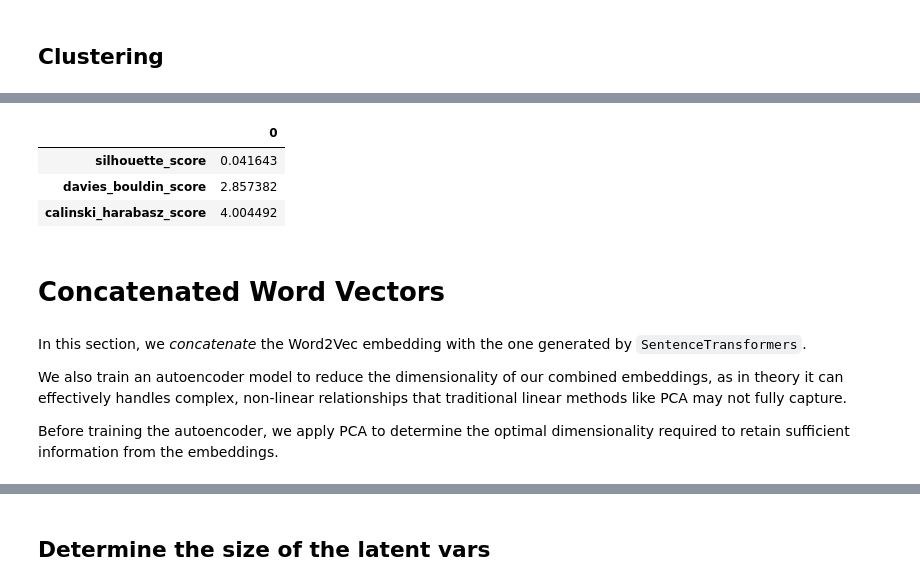
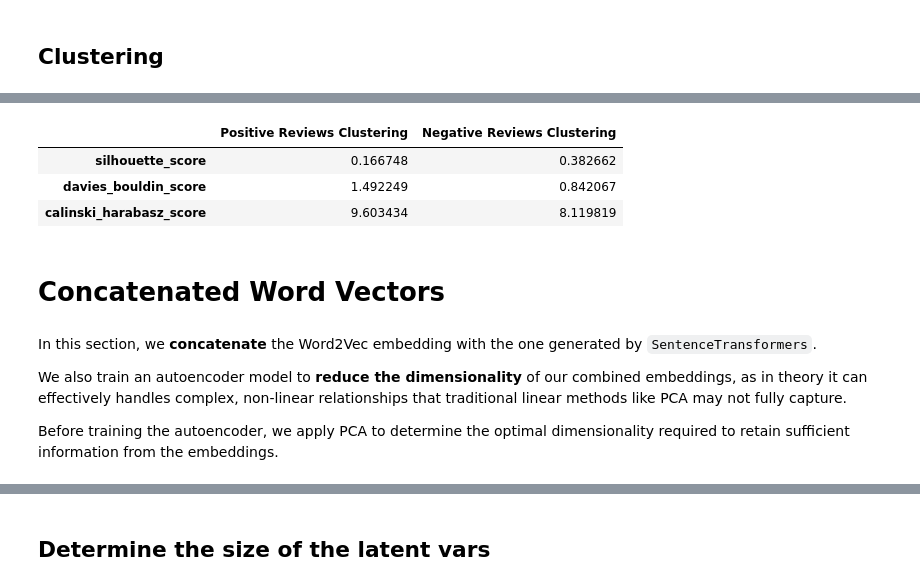
Before and after one commit to fandayp/exploratory, a Jupyter notebook: user-review-topic-clustering.ipynb, the cells around one changed output, grey strips where cells are left out. Saved outputs shown, nothing was run; the diff lists cells and outputs as text; code cells hidden in the pictures.

```diff
--- a/user-review-topic-clustering.ipynb
+++ b/user-review-topic-clustering.ipynb
@@ -364,17 +454,31 @@ class HDBSCANClustering(BaseEstimator, TransformerMixin):
 # %%
+selected_data = select_dataset(processed_dataset, business_id, model_sentiment)
+
 # Get the word vector from the trained Word2Vec model
-selected_data = select_dataset(processed_dataset,
-                               selected_id,
-                               model_sentiment,
-                               sentiment="positive")
 selected_data["w2v"] = w2v_encoder.transform(selected_data["tokens"])
 
-# Clustering
-clust = HDBSCANClustering(apply_pca=True)
+# Initialize evaluation results
+evaluation = []
 
-X = np.vstack(selected_data["w2v"].values)
-selected_data["w2v_label"] = clust.fit_transform(X)
+# Initialize subplots
+fig = make_subplots(rows=1, cols=2,
+                    subplot_titles=["Positive Reviews", "Negative Reviews"])
 
-# Visualization
-visualize_cluster(selected_data, "w2v", "w2v_label")
+for i, sentiment in enumerate(["positive", "negative"], start=1):
+
+    # Clustering
+    clust = HDBSCANClustering(apply_pca=True)
+    X = selected_data[selected_data["sentiment"] == sentiment].copy()
+    X_ = np.vstack(X["w2v"].values)
+    X["w2v_label"] = clust.fit_transform(X_)
+
+    # Evaluation
+    evaluation.append(evaluate_cluster(X_, X["w2v_label"], sentiment))
+
+    # Visualization
+    visualize_cluster(fig, X, "w2v", "w2v_label",
+                      col=i, sentiment=sentiment)
+
+fig.update_layout(title="Customer Review Clusters - Positive and Negative")
+fig.show()
 # %% [output]
@@ -433,15 +486,16 @@ Explained variance: 1.000
-# %%
-evaluate_cluster(X, selected_data["llm_label"])
-# %% [output]
-|  | 0 |
-| silhouette_score | 0.041643 |
-| davies_bouldin_score | 2.857382 |
-| calinski_harabasz_score | 4.004492 |
+# %%
+# Evaluation
+pd.concat(evaluation, axis=1)
+# %% [output]
+|  | Positive Reviews Clustering | Negative Reviews Clustering |
+| silhouette_score | 0.166748 | 0.382662 |
+| davies_bouldin_score | 1.492249 | 0.842067 |
+| calinski_harabasz_score | 9.603434 | 8.119819 |
 # %% [markdown]
 # Concatenated Word Vectors
 # %% [markdown]
-In this section, we *concatenate* the Word2Vec embedding with the one generated by `SentenceTransformers`.
+In this section, we **concatenate** the Word2Vec embedding with the one generated by `SentenceTransformers`.
 
-We also train an autoencoder model to reduce the dimensionality of our combined embeddings, as in theory it can effectively handles complex, non-linear relationships that traditional linear methods like PCA may not fully capture.
+We also train an autoencoder model to **reduce the dimensionality** of our combined embeddings, as in theory it can effectively handles complex, non-linear relationships that traditional linear methods like PCA may not fully capture.
 
 Before training the autoencoder, we apply PCA to determine the optimal dimensionality required to retain sufficient information from the embeddings.
```
Also changed, not shown: parts of 56 cells of this notebook.
